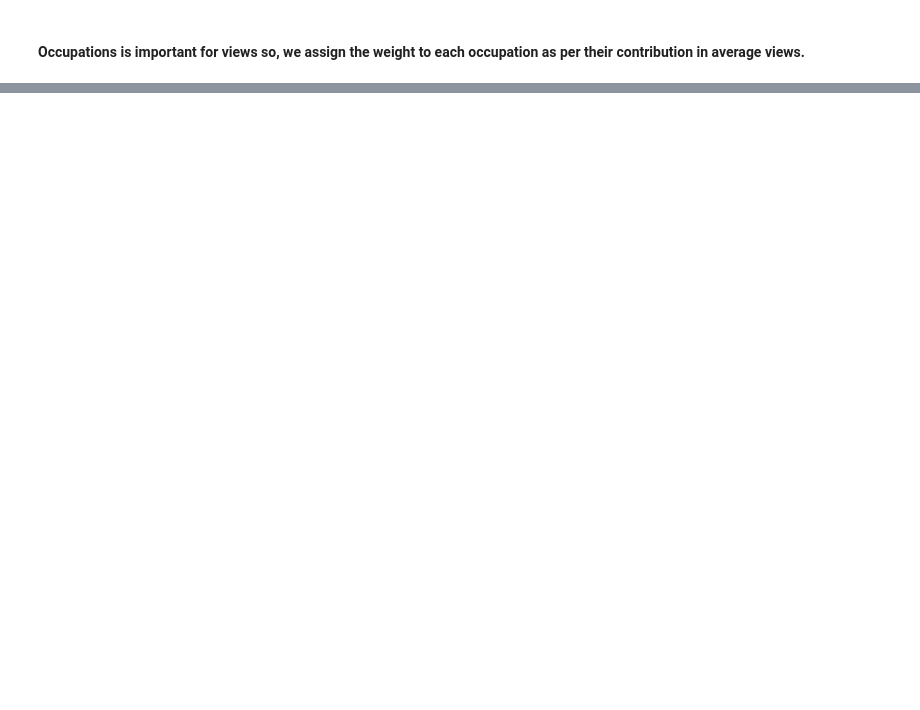
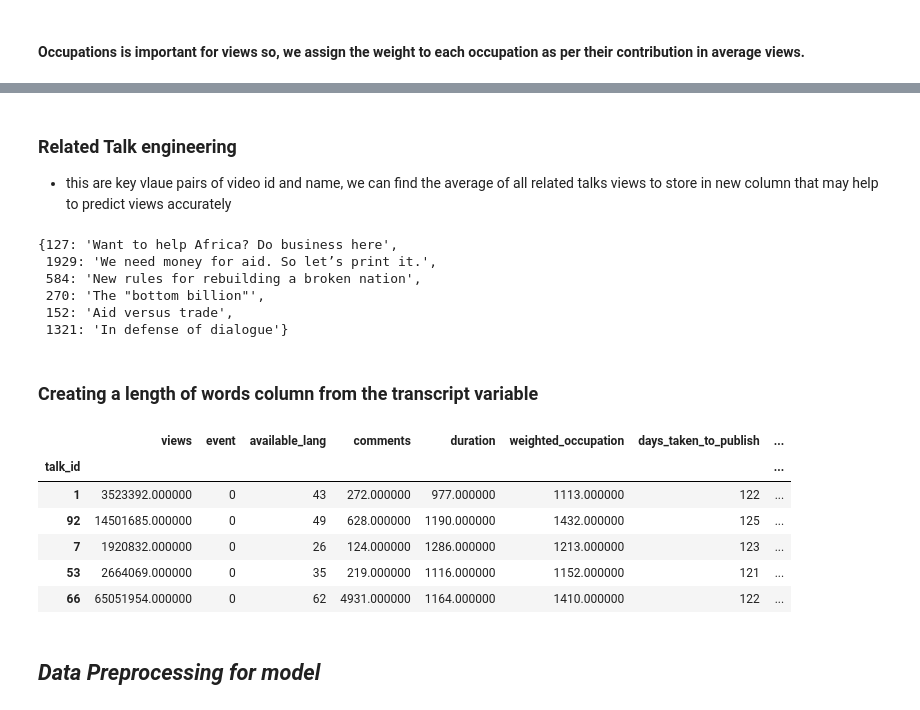
Before and after one commit to GuptaRitik/Ted-talk-views-prediction, a Jupyter notebook: TEDx_talks_views_pred.ipynb, the cells around one changed output, grey strips where cells are left out. Drawn from its saved outputs; the diff is of its cells as text; code cells hidden in the pictures; blank space fills up the shorter version.

```diff
--- a/TEDx_talks_views_pred.ipynb
+++ b/TEDx_talks_views_pred.ipynb
@@ -623,0 +672,3 @@ df.head()
+# %%
+# encoding 0 for TED and 1 for TEDx events
+df.loc[:,'event'] = df.event.map({'TED':0, 'TEDx':1})
@@ -623,0 +677,3 @@ df.head()
+# %%
+# storing length of available languages of video
+df['available_lang'] = df['available_lang'].apply(lambda x: len(x))
@@ -623,0 +701,51 @@ df.head()
+# %% [markdown]
+### Related Talk engineering
+* this are key vlaue pairs of video id and name, we can find the average of all related talks views to store in new column that may help to predict views accurately
+# %%
+df['related_talks'][3]
+# %% [output]
+{127: 'Want to help Africa? Do business here',
+ 1929: 'We need money for aid. So let’s print it.',
+ 584: 'New rules for rebuilding a broken nation',
+ 270: 'The "bottom billion"',
+ 152: 'Aid versus trade',
+ 1321: 'In defense of dialogue'}
+# %%
+# usng a lopp to iterate over each row and verage the given related talk id views
+related_view_final = []
+
+for i in range(0, len(df)):
+  related_view = 0
+  related_dict_keys = df['related_talks'].iloc[i].keys() #getting the talk id which is key in dictionary
+  for talk_id in related_dict_keys:
+    if talk_id in df.index:
+      related_view += df.loc[talk_id]['views'] # adding the related talk id's views
+    else:
+      related_view+=0  # if id is removed when we removed missing values, we asign it as 0
+
+  related_view_final.append(round(related_view/len(related_dict_keys),4)) # appending the average view of related talk id's in the list
+
+series = pd.Series(related_view_final) # converting list to series
+df['related_views'] = series # adding the new column
+
+# dropping the column
+df = df.drop('related_talks', axis=1)
+# %% [markdown]
+### Creating a length of words column from the transcript variable
+# %%
+df['no_of_words_by_speaker'] = df['transcript'].apply(lambda row: len(row.split(' ')) )
+
+#dropppnig the variable
+df = df.drop('transcript', axis=1)
+# %%
+df.head()
+# %% [output]
+|  | views | event | available_lang | comments | duration | weighted_occupation | days_taken_to_publish | ... |
+| talk_id |  |  |  |  |  |  |  | ... |
+| 1 | 3523392.000000 | 0 | 43 | 272.000000 | 977.000000 | 1113.000000 | 122 | ... |
+| 92 | 14501685.000000 | 0 | 49 | 628.000000 | 1190.000000 | 1432.000000 | 125 | ... |
+| 7 | 1920832.000000 | 0 | 26 | 124.000000 | 1286.000000 | 1213.000000 | 123 | ... |
+| 53 | 2664069.000000 | 0 | 35 | 219.000000 | 1116.000000 | 1152.000000 | 121 | ... |
+| 66 | 65051954.000000 | 0 | 62 | 4931.000000 | 1164.000000 | 1410.000000 | 122 | ... |
+# %% [markdown]
+## *Data Preprocessing for model*
```
Also changed, not shown: parts of 14 cells of this notebook.
